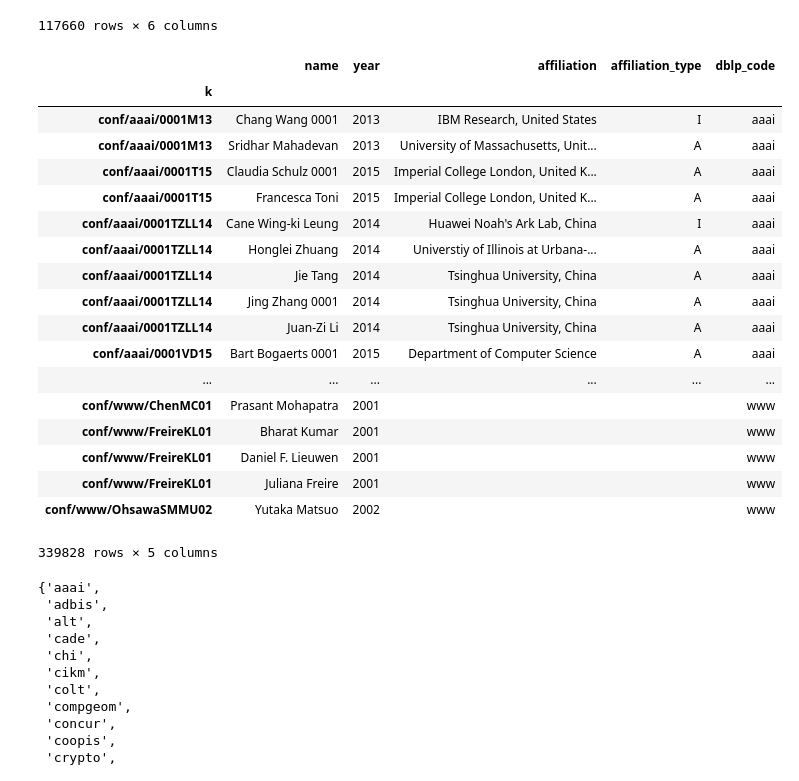
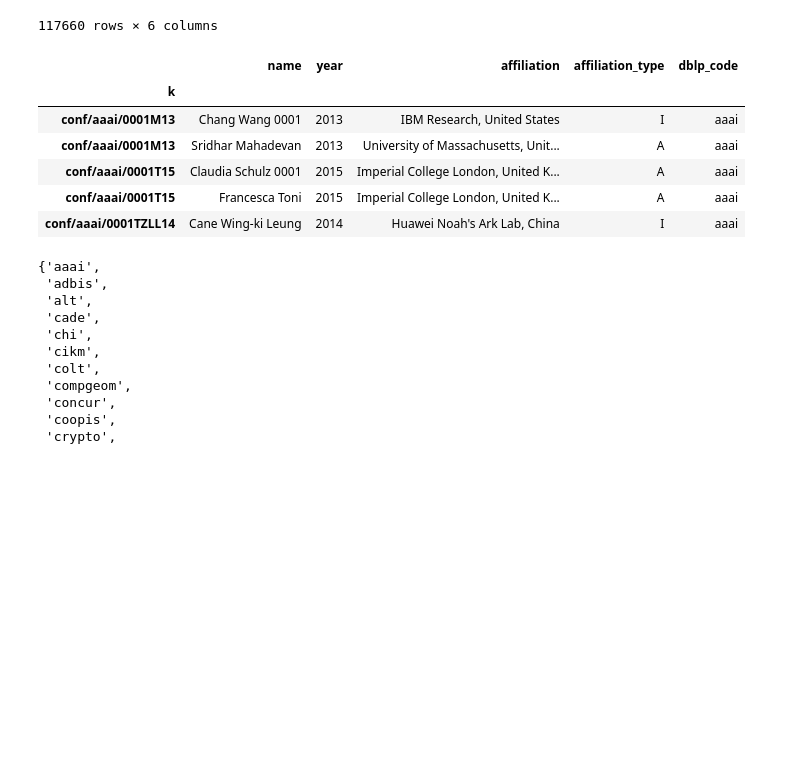
Before and after one commit to joostverkaik/influence-tech-companies, a Jupyter notebook: DBLP_CSR_Analysis.ipynb, the cells around one changed output. Cells and saved outputs as stored; diff of their text form; code cells hidden in the pictures; blank space fills up the shorter version.

```diff
--- a/DBLP_CSR_Analysis.ipynb
+++ b/DBLP_CSR_Analysis.ipynb
@@ -281,27 +224,15 @@ df.reset_index(0, inplace=True)
 df['dblp_code'] = df['k'].apply(lambda x: x.split('/')[1])
 df.set_index('k', inplace=True)
 # %%
-df
+df.head()
 # %% [output]
 |  | name | year | affiliation | affiliation_type | dblp_code |
 | k |  |  |  |  |  |
 | conf/aaai/0001M13 | Chang Wang 0001 | 2013 | IBM Research, United States | I | aaai |
 | conf/aaai/0001M13 | Sridhar Mahadevan | 2013 | University of Massachusetts, Unit... | A | aaai |
 | conf/aaai/0001T15 | Claudia Schulz 0001 | 2015 | Imperial College London, United K... | A | aaai |
 | conf/aaai/0001T15 | Francesca Toni | 2015 | Imperial College London, United K... | A | aaai |
 | conf/aaai/0001TZLL14 | Cane Wing-ki Leung | 2014 | Huawei Noah's Ark Lab, China | I | aaai |
-| conf/aaai/0001TZLL14 | Honglei Zhuang | 2014 | Universtiy of Illinois at Urbana-... | A | aaai |
-| conf/aaai/0001TZLL14 | Jie Tang | 2014 | Tsinghua University, China | A | aaai |
-| conf/aaai/0001TZLL14 | Jing Zhang 0001 | 2014 | Tsinghua University, China | A | aaai |
-| conf/aaai/0001TZLL14 | Juan-Zi Li | 2014 | Tsinghua University, China | A | aaai |
-| conf/aaai/0001VD15 | Bart Bogaerts 0001 | 2015 | Department of Computer Science | A | aaai |
-| ... | ... | ... | ... | ... | ... |
-| conf/www/ChenMC01 | Prasant Mohapatra | 2001 |  |  | www |
-| conf/www/FreireKL01 | Bharat Kumar | 2001 |  |  | www |
-| conf/www/FreireKL01 | Daniel F. Lieuwen | 2001 |  |  | www |
-| conf/www/FreireKL01 | Juliana Freire | 2001 |  |  | www |
-| conf/www/OhsawaSMMU02 | Yutaka Matsuo | 2002 |  |  | www |
-339828 rows × 5 columns
 # %%
 set(df['dblp_code'])
 # %% [output]
```
Also changed, not shown: parts of 3 cells of this notebook.
